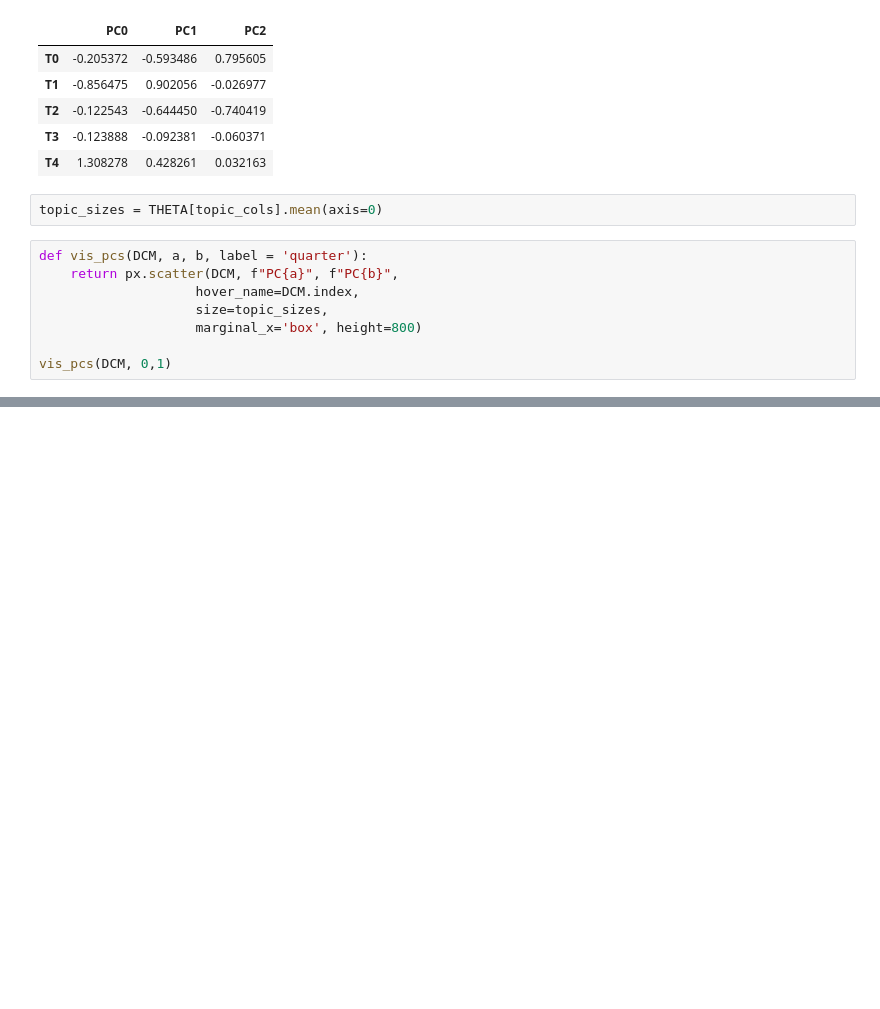
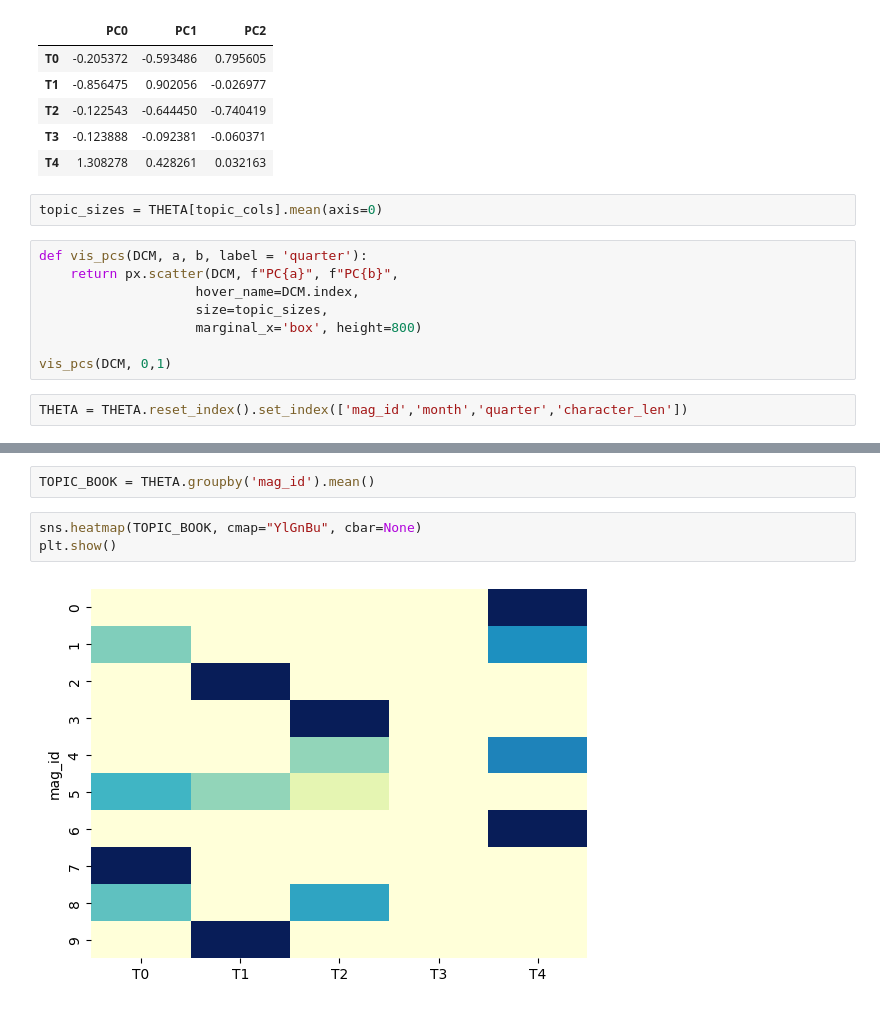
Before and after one commit to aniyahlater/ds5001_final_project, a Jupyter notebook: PCA&LDA.ipynb, the cells around one changed output, grey strips where cells are left out. Drawn from its saved outputs; the diff is of its cells as text; blank space fills up the shorter version.

```diff
--- a/PCA&LDA.ipynb
+++ b/PCA&LDA.ipynb
@@ -326,3 +326,5 @@ def vis_pcs(DCM, a, b, label = 'quarter'):
                     marginal_x='box', height=800)
 
 vis_pcs(DCM, 0,1)
+# %%
+THETA = THETA.reset_index().set_index(['mag_id','month','quarter','character_len'])
@@ -328,0 +346,7 @@ vis_pcs(DCM, 0,1)
+# %%
+TOPIC_BOOK = THETA.groupby('mag_id').mean()
+# %%
+sns.heatmap(TOPIC_BOOK, cmap="YlGnBu", cbar=None)
+plt.show()
+# %% [output]
+[figure, added]
```
Also changed, not shown: parts of 4 cells of this notebook, 5 other files.
